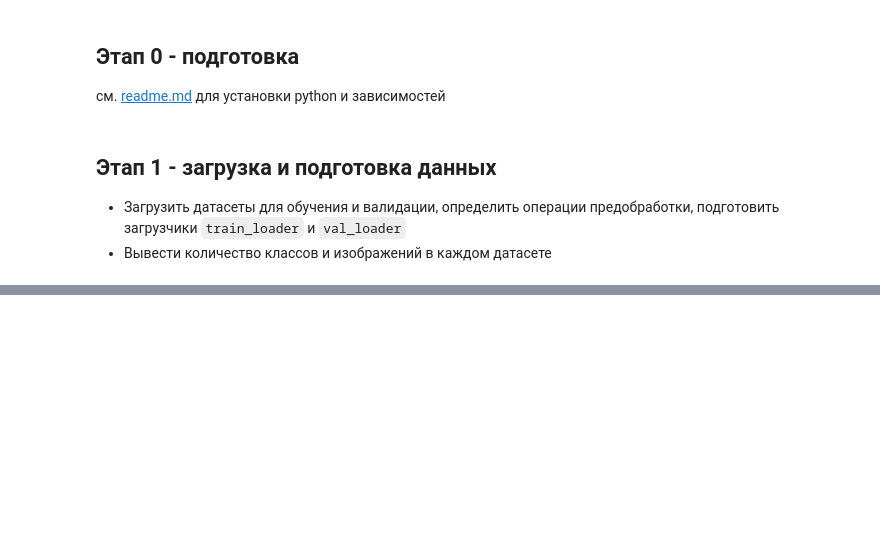
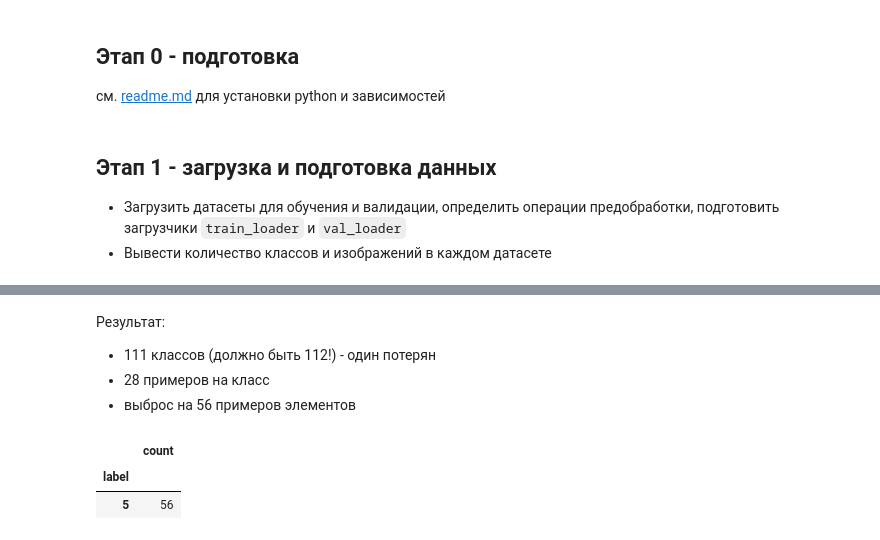
Before and after one commit to khromenko/dle-project-sprint-3-pill-classifier, a Jupyter notebook: sprint-3-project-pills-classifier.ipynb, the cells around one changed output, grey strips where cells are left out. Drawn from its saved outputs; the diff is of its cells as text; code cells hidden in the pictures; blank space fills up the shorter version.

```diff
--- a/sprint-3-project-pills-classifier.ipynb
+++ b/sprint-3-project-pills-classifier.ipynb
@@ -139,0 +288,23 @@ borders: (x_min, y_min) = (505, 1251), (x_max, y_max) = (988, 1734)
+# %%
+import torch
+from torch.utils.data import Dataset, DataLoader
+from torchvision.datasets import ImageFolder
+from torchvision.transforms.v2 import Compose, Resize, ToImage, ToDtype, Normalize
+
+# трансформации
+imagenet_mean = torch.tensor([0.485, 0.456, 0.406])
+imagenet_std = torch.tensor([0.229, 0.224, 0.225])
+transforms = Compose([
+    Resize(size=[228,228]),
+    ToImage(),
+    ToDtype(dtype=torch.float32, scale=True),
+    Normalize(mean=list(imagenet_mean.numpy()), std=list(imagenet_std.numpy()))
+])
+
+# датасеты
+dst_dir = DATASET_PATH
+train_dataset = ImageFolder(dst_dir / "train", transform=transforms)
+val_dataset = ImageFolder(dst_dir / "valid", transform=transforms)
+test_dataset = ImageFolder(dst_dir / "test", transform=transforms)
+
+print(f'train_dataset = {len(train_dataset)}, val_dataset = {len(val_dataset)}, test_dataset = {len(test_dataset)}')
@@ -139,0 +315,14 @@ borders: (x_min, y_min) = (505, 1251), (x_max, y_max) = (988, 1734)
+# %%
+# Помотрим распределение изображений по классам
+
+import pandas as pd
+
+# соберем данные в pandas DataFrame и посмотрим распределение
+stats_df = pd.DataFrame(train_dataset.samples, columns=['name', 'label'])
+stats_df['name'] = stats_df['name'].apply(lambda name: name.split("\\")[-1])
+
+print(f'Всего классов: {stats_df["label"].nunique()}\n')
+
+# посмотрим распределение
+label_distrib = stats_df.groupby(by='label').count().rename(columns={'name': 'count'})
+print(f'Распределение таблеток по классам: \n {label_distrib.describe()}\n')
@@ -139,0 +342,12 @@ borders: (x_min, y_min) = (505, 1251), (x_max, y_max) = (988, 1734)
+# %% [markdown]
+Результат:
+- 111 классов (должно быть 112!) - один потерян
+- 28 примеров на класс
+- выброс на 56 примеров элементов
+# %%
+# посмотрим на выбросы, у кого больше 28 изображений на класс
+label_distrib[label_distrib['count'] > 28]
+# %% [output]
+|  | count |
+| label |  |
+| 5 | 56 |
```
Also changed, not shown: parts of 27 cells of this notebook, 4 other files.
